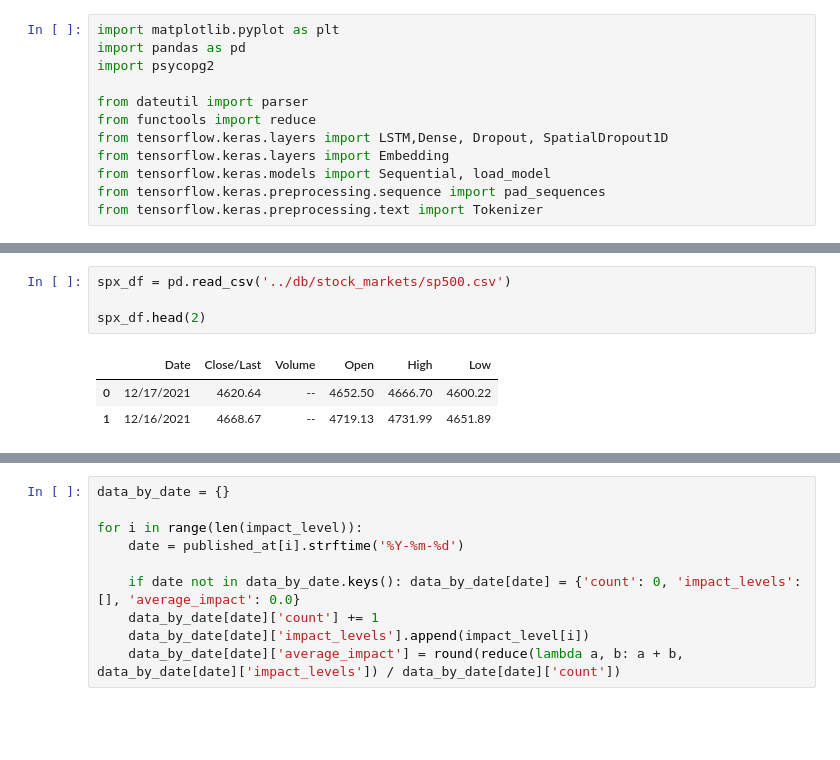
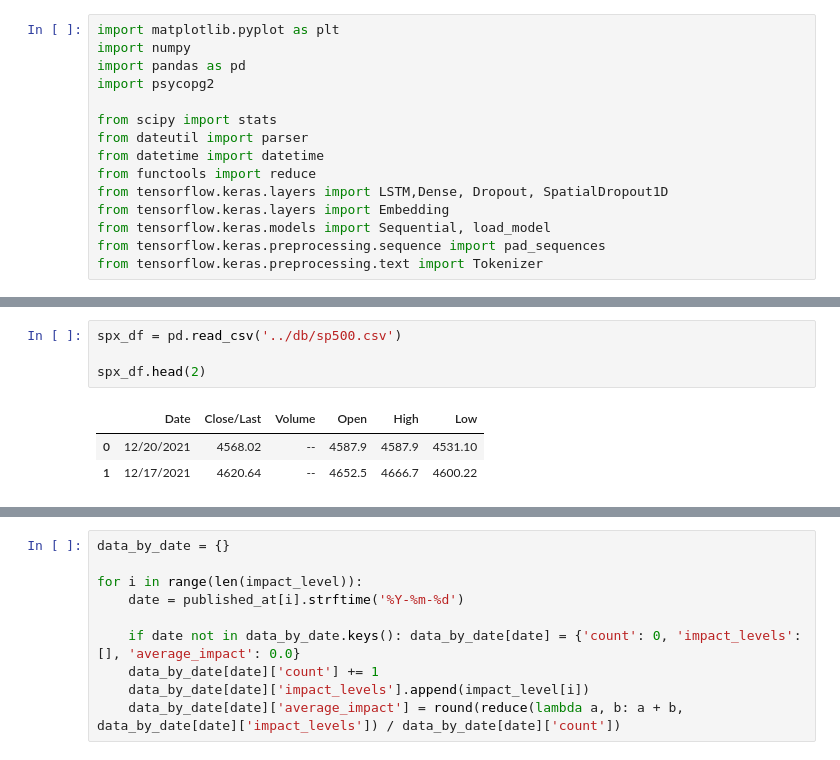
Before and after one commit to ancientwinds/shiny-spoon, a Jupyter notebook: notebooks/tweets_moronic_index.ipynb, the cells around one changed output, grey strips where cells are left out. Drawn from its saved outputs; the diff is of its cells as text; blank space fills up the shorter version.

```diff
--- a/notebooks/tweets_moronic_index.ipynb
+++ b/notebooks/tweets_moronic_index.ipynb
@@ -1,9 +1,12 @@
 # %%
 import matplotlib.pyplot as plt
+import numpy
 import pandas as pd
 import psycopg2
 
+from scipy import stats
 from dateutil import parser
+from datetime import datetime
 from functools import reduce
 from tensorflow.keras.layers import LSTM,Dense, Dropout, SpatialDropout1D
 from tensorflow.keras.layers import Embedding
@@ -21,11 +24,11 @@ tweet_df.head(2)
 | 52952 | 342312442300354561 | https://twitter.com/realDonaldTru... | Giving away money and revolutioni... | 2013-06-05 11:10:20 | 32 | 18 | @fundanything | None | 2021-12-20 15:34:56.987241 | ... |
 | 52953 | 342313853767532545 | https://twitter.com/realDonaldTru... | @ tfore4 Our clubhouse on the Nor... | 2013-06-05 11:15:57 | 4 | 1 | None | None | 2021-12-20 15:34:56.987241 | ... |
 # %%
-spx_df = pd.read_csv('../db/stock_markets/sp500.csv')
+spx_df = pd.read_csv('../db/sp500.csv')
 
 spx_df.head(2)
 # %% [output]
 |  | Date | Close/Last | Volume | Open | High | Low |
-| 0 | 12/17/2021 | 4620.64 | -- | 4652.50 | 4666.70 | 4600.22 |
-| 1 | 12/16/2021 | 4668.67 | -- | 4719.13 | 4731.99 | 4651.89 |
+| 0 | 12/20/2021 | 4568.02 | -- | 4587.9 | 4587.9 | 4531.10 |
+| 1 | 12/17/2021 | 4620.64 | -- | 4652.5 | 4666.7 | 4600.22 |
 # %%
```
Also changed, not shown: parts of 9 cells of this notebook, 9 other files.
